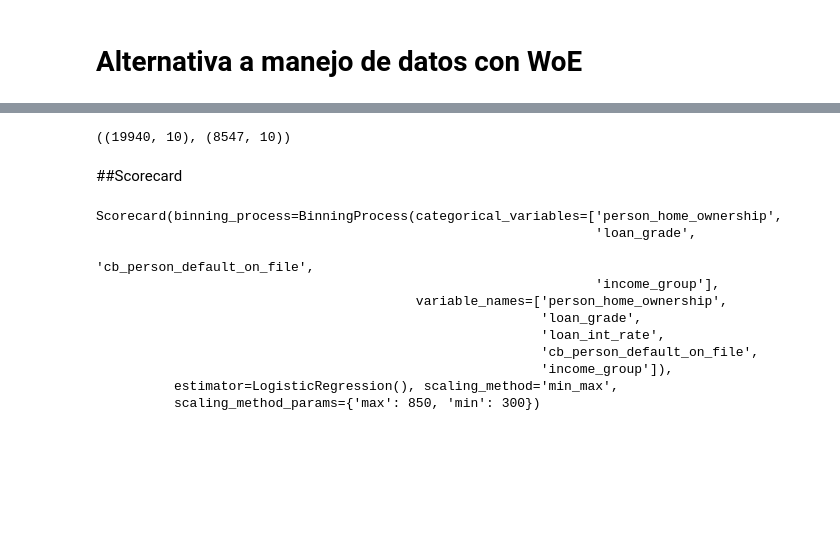
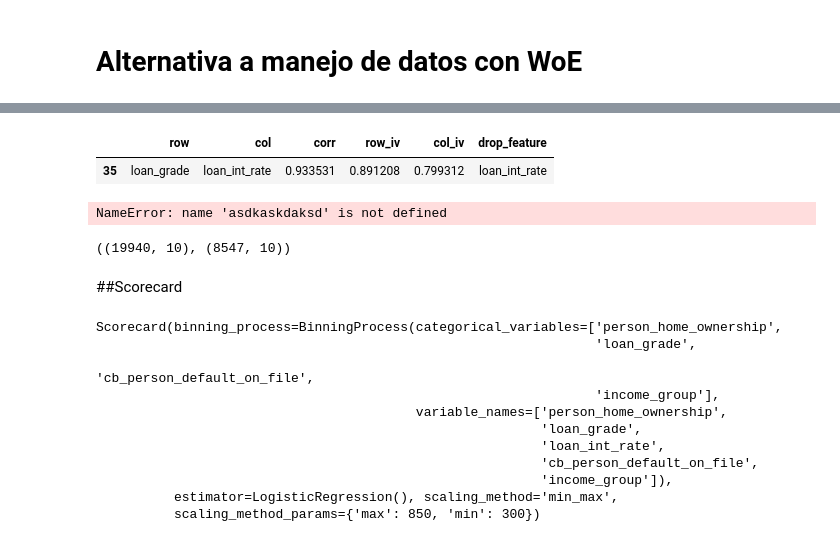
Before and after one commit to dgilrua/proyecto1-analitica, a Jupyter notebook: main.ipynb, the cells around one changed output, grey strips where cells are left out. Saved outputs shown, nothing was run; the diff lists cells and outputs as text; code cells hidden in the pictures; blank space fills up the shorter version.

```diff
--- a/main.ipynb
+++ b/main.ipynb
@@ -526,4 +508,30 @@ display(binning_table.build())
 # %%
-selected_features = iv_score_df[iv_score_df > 0.1].index.values
-cat_cols = [col for col in cat_cols if col in selected_features]
-train_cols = [col for col in train_df.columns if col in selected_features]
+selected_features = iv_score_df[iv_score_df > 0.02].index.values
+cat_cols = [col for col in var_cat if col in selected_features]
+train_cols = [col for col in df_woe.columns if col in selected_features]
+# %%
+#Funcion auxiliar para eliminar las variables con alta correlacion
+def drop_feature_selection(row, col, corr, row_iv, col_iv):
+    if row_iv >= col_iv:
+        return col
+    else:
+        return row
+# %%
+#Comprobar la correlacion entre las variables difrentes de la variable objetivo
+cor_matrix = df2[train_cols].corr(numeric_only=True).abs()
+upper_tri = cor_matrix.where(np.triu(np.ones(cor_matrix.shape),k=1).astype(np.bool_))
+corr_df = upper_tri.stack().reset_index()
+corr_df.columns = ['row', 'col', 'corr']
+corr_df = corr_df.drop_duplicates()
+corr_df = corr_df.sort_values('corr', ascending=False)
+corr_df = corr_df.query("corr >= 0.7")
+corr_df['row_iv'] = corr_df['row'].map(iv_score_dict)
+corr_df['col_iv'] = corr_df['col'].map(iv_score_dict)
+
+corr_df['drop_feature'] = corr_df.apply(lambda x: drop_feature_selection(x['row'], x['col'], x['corr'], x['row_iv'], x['col_iv']), axis=1)
+# %%
+#Verificar las variables que se van a eliminar
+corr_df
+# %% [output]
+|  | row | col | corr | row_iv | col_iv | drop_feature |
+| 35 | loan_grade | loan_int_rate | 0.933531 | 0.891208 | 0.799312 | loan_int_rate |
@@ -530,3 +544,7 @@ train_cols = [col for col in train_df.columns if col in selected_features]
+# %%
+asdkaskdaksd
+# %% [output]
+NameError: name 'asdkaskdaksd' is not defined
 # %%
 train_data, valid_data = model_selection.train_test_split(train_df[varmodelo],
 test_size=0.3,random_state=42, shuffle=True, stratify=train_df['loan_status'])
```
Also changed, not shown: parts of 21 cells of this notebook.
